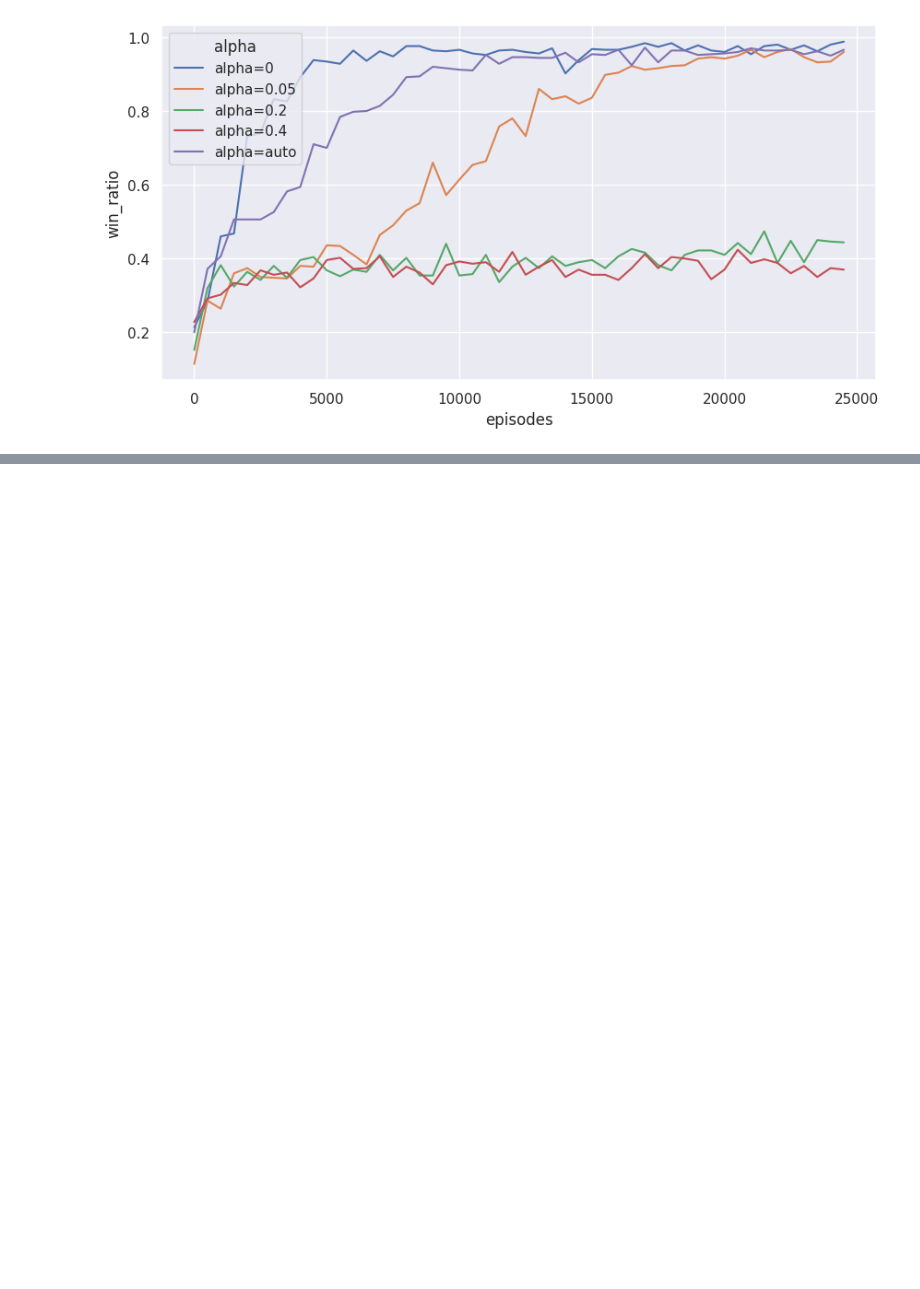
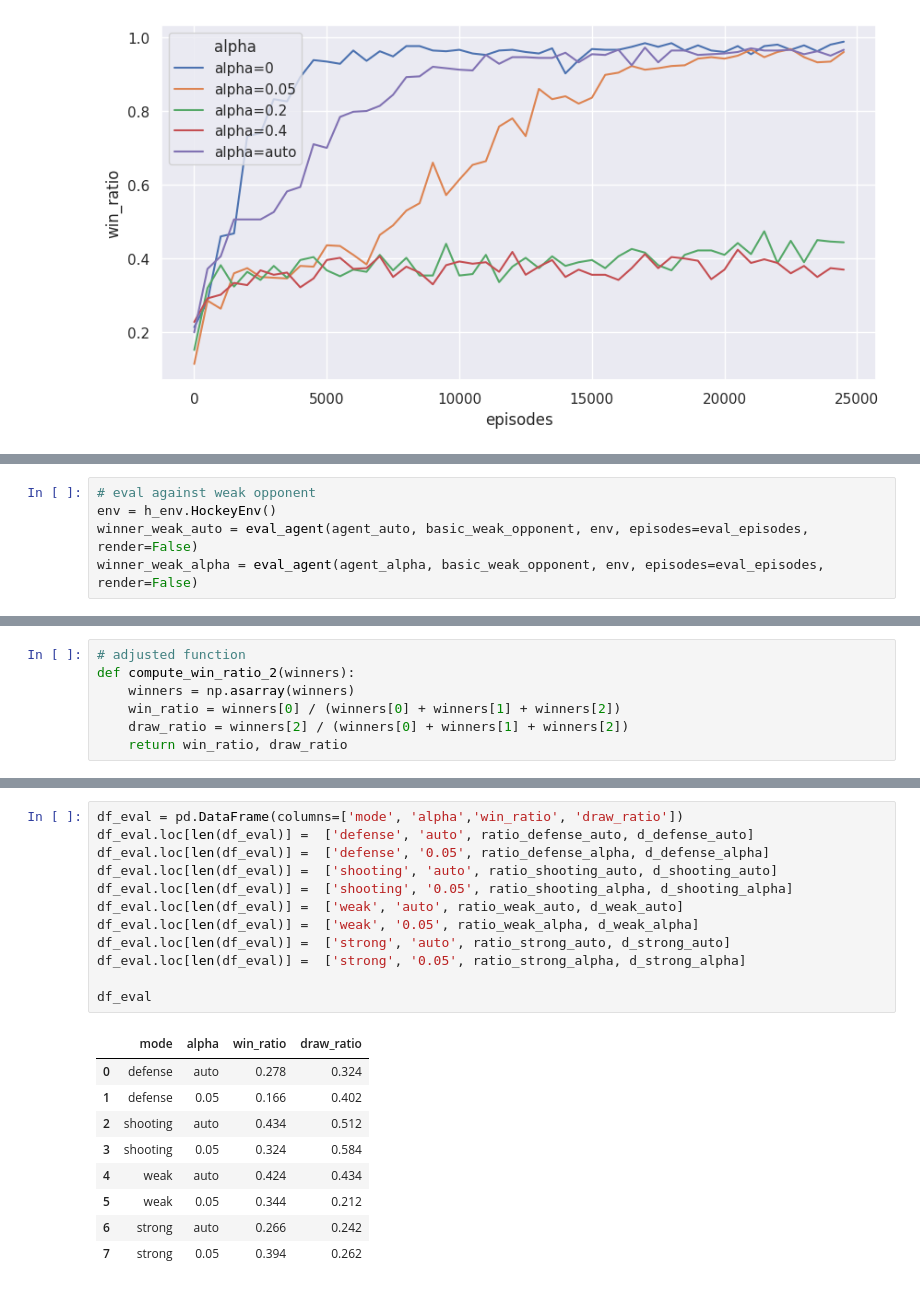
Before and after one commit to Niioon/hockey_rl_challenge, a Jupyter notebook: SoftActorCritic/report_analysis.ipynb, the cells around one changed output, grey strips where cells are left out. Drawn from its saved outputs; the diff is of its cells as text; blank space fills up the shorter version.

```diff
--- a/SoftActorCritic/report_analysis.ipynb
+++ b/SoftActorCritic/report_analysis.ipynb
@@ -176,0 +275,5 @@ winner_df
+# %%
+# eval against weak opponent
+env = h_env.HockeyEnv()
+winner_weak_auto = eval_agent(agent_auto, basic_weak_opponent, env, episodes=eval_episodes, render=False)
+winner_weak_alpha = eval_agent(agent_alpha, basic_weak_opponent, env, episodes=eval_episodes, render=False)
@@ -176,0 +299,7 @@ winner_df
+# %%
+# adjusted function
+def compute_win_ratio_2(winners):
+    winners = np.asarray(winners)
+    win_ratio = winners[0] / (winners[0] + winners[1] + winners[2])
+    draw_ratio = winners[2] / (winners[0] + winners[1] + winners[2])
+    return win_ratio, draw_ratio
@@ -176,0 +315,22 @@ winner_df
+# %%
+df_eval = pd.DataFrame(columns=['mode', 'alpha','win_ratio', 'draw_ratio'])
+df_eval.loc[len(df_eval)] =  ['defense', 'auto', ratio_defense_auto, d_defense_auto]
+df_eval.loc[len(df_eval)] =  ['defense', '0.05', ratio_defense_alpha, d_defense_alpha]
+df_eval.loc[len(df_eval)] =  ['shooting', 'auto', ratio_shooting_auto, d_shooting_auto]
+df_eval.loc[len(df_eval)] =  ['shooting', '0.05', ratio_shooting_alpha, d_shooting_alpha]
+df_eval.loc[len(df_eval)] =  ['weak', 'auto', ratio_weak_auto, d_weak_auto]
+df_eval.loc[len(df_eval)] =  ['weak', '0.05', ratio_weak_alpha, d_weak_alpha]
+df_eval.loc[len(df_eval)] =  ['strong', 'auto', ratio_strong_auto, d_strong_auto]
+df_eval.loc[len(df_eval)] =  ['strong', '0.05', ratio_strong_alpha, d_strong_alpha]
+
+df_eval
+# %% [output]
+|  | mode | alpha | win_ratio | draw_ratio |
+| 0 | defense | auto | 0.278 | 0.324 |
+| 1 | defense | 0.05 | 0.166 | 0.402 |
+| 2 | shooting | auto | 0.434 | 0.512 |
+| 3 | shooting | 0.05 | 0.324 | 0.584 |
+| 4 | weak | auto | 0.424 | 0.434 |
+| 5 | weak | 0.05 | 0.344 | 0.212 |
+| 6 | strong | auto | 0.266 | 0.242 |
+| 7 | strong | 0.05 | 0.394 | 0.262 |
```
Also changed, not shown: parts of 32 cells of this notebook, 2 other files.
